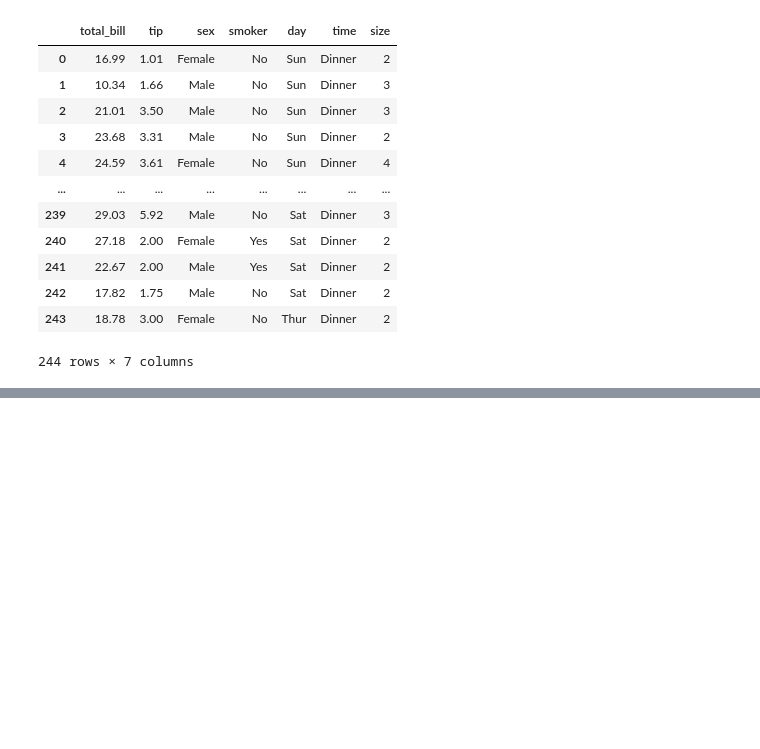
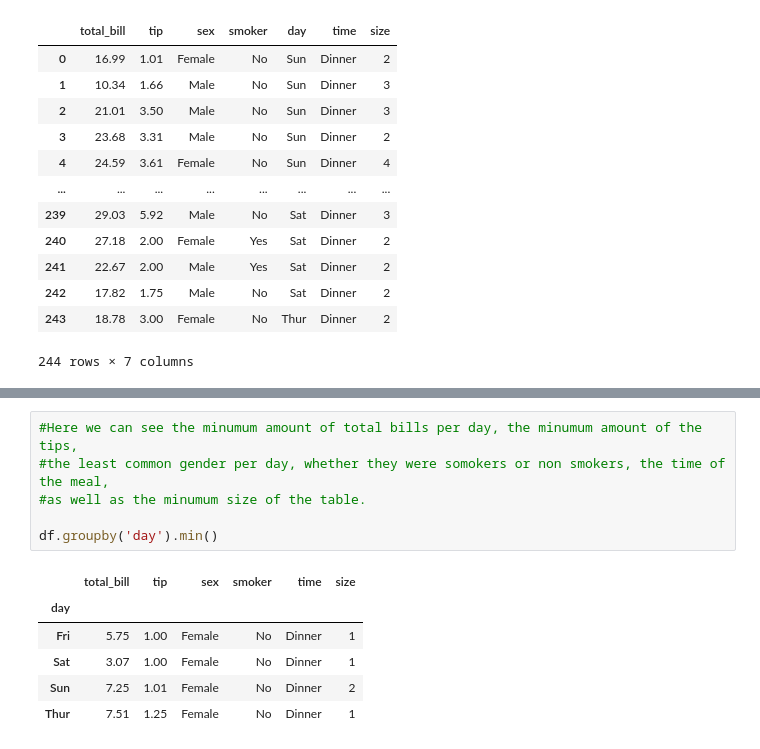
Before and after one commit to themeynoush/python_ds, a Jupyter notebook: python_project/project_ds.ipynb, the cells around one changed output, grey strips where cells are left out. Drawn from its saved outputs; the diff is of its cells as text; blank space fills up the shorter version.

```diff
--- a/python_project/project_ds.ipynb
+++ b/python_project/project_ds.ipynb
@@ -134,0 +76,13 @@ df.groupby('day').describe().T
+# %%
+#Here we can see the minumum amount of total bills per day, the minumum amount of the tips,
+#the least common gender per day, whether they were somokers or non smokers, the time of the meal,
+#as well as the minumum size of the table.
+
+df.groupby('day').min()
+# %% [output]
+|  | total_bill | tip | sex | smoker | time | size |
+| day |  |  |  |  |  |  |
+| Fri | 5.75 | 1.00 | Female | No | Dinner | 1 |
+| Sat | 3.07 | 1.00 | Female | No | Dinner | 1 |
+| Sun | 7.25 | 1.01 | Female | No | Dinner | 2 |
+| Thur | 7.51 | 1.25 | Female | No | Dinner | 1 |
```
Also changed, not shown: parts of 18 cells of this notebook.
